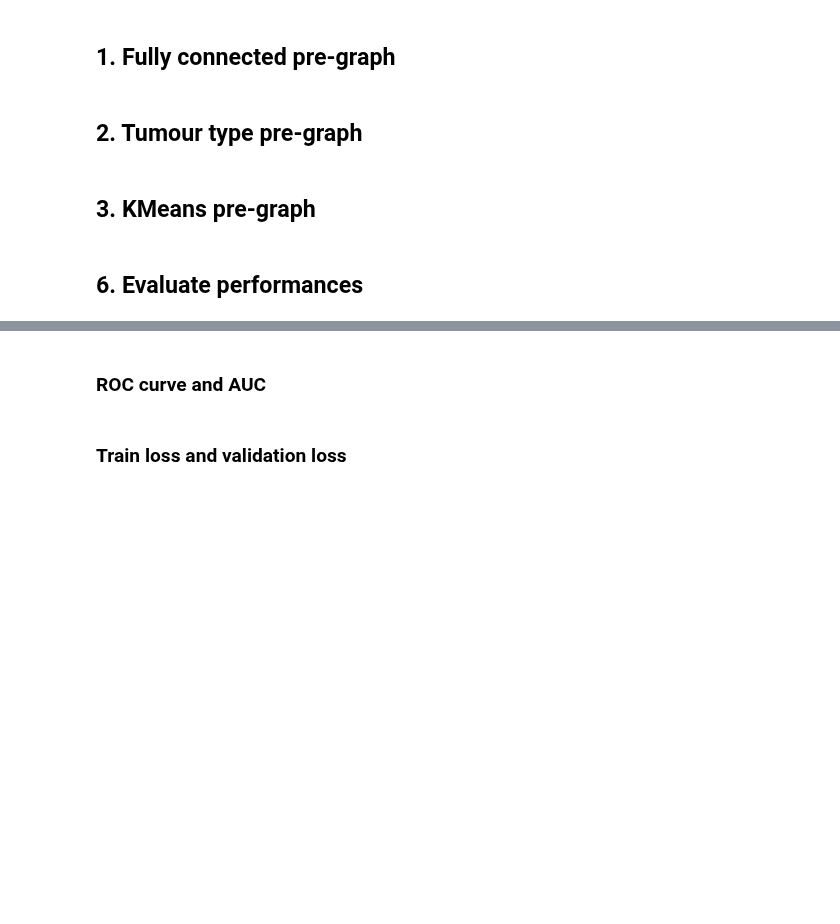
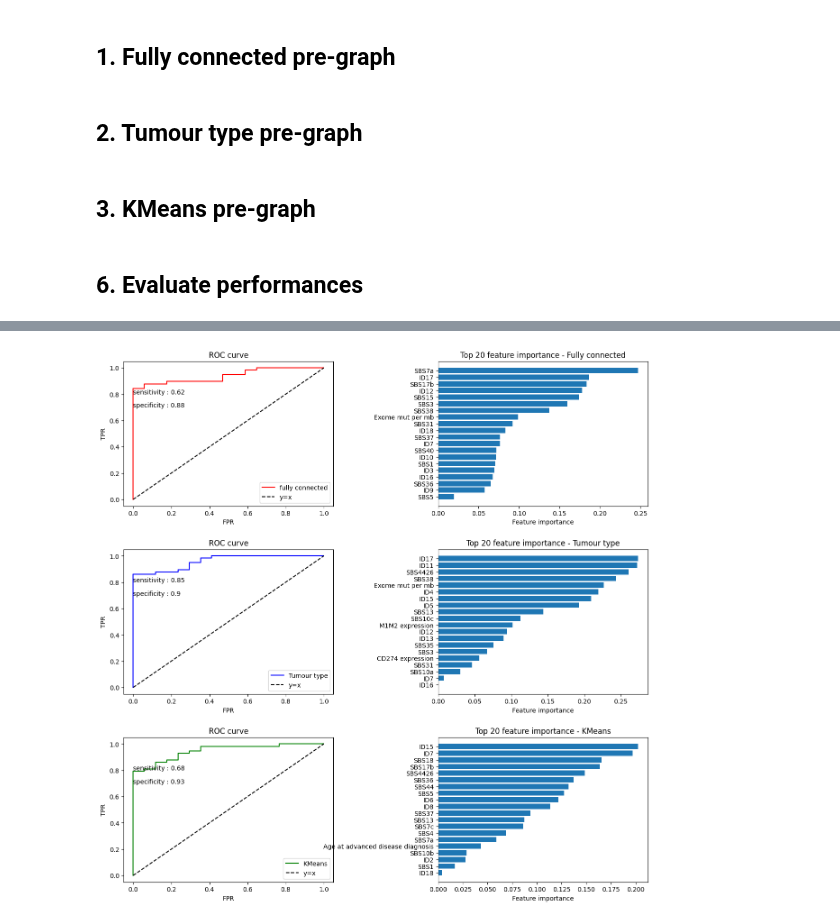
Before and after one commit to Arthur8754/mutational-signatures, a Jupyter notebook: 5-tests-pregraphs.ipynb, the cells around one changed output, grey strips where cells are left out. Drawn from its saved outputs; the diff is of its cells as text; code cells hidden in the pictures; blank space fills up the shorter version.

Commit message:
Add PyTorch Logistic regression and run tests pre-graphs

```diff
--- a/5-tests-pregraphs.ipynb
+++ b/5-tests-pregraphs.ipynb
@@ -118,5 +93,3 @@ ax[1,0].set_title("KMeans pre-graph")
-# %% [markdown]
-### ROC curve and AUC
 # %%
 # Fully connected
 fpr_fc, tpr_fc, thresholds_fc = ClassificationMetrics.compute_roc_curve(y, scores_fc)
@@ -147,5 +105,76 @@ ax.text(0,0.6,f"AUC KMeans type : {auc_kmeans}")
-# %% [markdown]
-### Train loss and validation loss
+# %%
+# Fully connected
+features_importance_fc = np.absolute(np.mean([np.mean(params_conv_fc[i].detach().numpy(),axis=1) for i in range(len(params_conv_fc))],axis=0))
+index_sort = np.argsort(features_importance_fc)
+features_importance_sorted_fc = features_importance_fc[index_sort]
+features_name_sorted_fc = np.array(features_name)[index_sort]
+
+# Tumour type
+features_importance_tumour_type = np.absolute(np.mean([np.mean(params_conv_tumour_type[i].detach().numpy(),axis=1) for i in range(len(params_conv_tumour_type))],axis=0))
+index_sort = np.argsort(features_importance_tumour_type)
+features_importance_sorted_tumour_type = features_importance_tumour_type[index_sort]
+features_name_sorted_tumour_type = np.array(features_name)[index_sort]
+
+# KMeans
+features_importance_kmeans = np.absolute(np.mean([np.mean(params_conv_kmeans[i].detach().numpy(),axis=1) for i in range(len(params_conv_kmeans))],axis=0))
+index_sort = np.argsort(features_importance_kmeans)
+features_importance_sorted_kmeans = features_importance_kmeans[index_sort]
+features_name_sorted_kmeans = np.array(features_name)[index_sort]
+# %%
+fig, ax = plt.subplots(3,2,figsize=(15,15))
+x = np.linspace(0,1,100)
+
+# Fully connected
+# ROC curve
+ax[0,0].plot(fpr_fc, tpr_fc, color='red',label='fully connected')
+ax[0,0].plot(x,x,linestyle='--',color='black',label='y=x')
+ax[0,0].set_xlabel('FPR')
+ax[0,0].set_ylabel('TPR')
+ax[0,0].set_title('ROC curve')
+ax[0,0].text(0,0.8,f"sensitivity : {sensitivity_fc}")
+ax[0,0].text(0,0.7,f"specificity : {specificity_fc}")
+ax[0,0].legend()
+
+# Feature importance
+ax[0,1].barh(features_name_sorted_fc[:20],features_importance_sorted_fc[:20])
+ax[0,1].set_xlabel("Feature importance")
+ax[0,1].set_title("Top 20 feature importance - Fully connected")
+
+# Tumour type
+# ROC curve
+ax[1,0].plot(fpr_tumour_type, tpr_tumour_type, color='blue',label='Tumour type')
+ax[1,0].plot(x,x,linestyle='--',color='black',label='y=x')
+ax[1,0].set_xlabel('FPR')
+ax[1,0].set_ylabel('TPR')
+ax[1,0].set_title('ROC curve')
+ax[1,0].text(0,0.8,f"sensitivity : {sensitivity_tumour_type}")
+ax[1,0].text(0,0.7,f"specificity : {specificity_tumour_type}")
+ax[1,0].legend()
+
+# Feature importance
+ax[1,1].barh(features_name_sorted_tumour_type[0:20],features_importance_sorted_tumour_type[0:20])
+ax[1,1].set_xlabel("Feature importance")
+ax[1,1].set_title("Top 20 feature importance - Tumour type")
+
+# KMeans
+# ROC curve
+ax[2,0].plot(fpr_kmeans, tpr_kmeans, color='green',label='KMeans')
+ax[2,0].plot(x,x,linestyle='--',color='black',label='y=x')
+ax[2,0].set_xlabel('FPR')
+ax[2,0].set_ylabel('TPR')
+ax[2,0].set_title('ROC curve')
+ax[2,0].text(0,0.8,f"sensitivity : {sensitivity_kmeans}")
+ax[2,0].text(0,0.7,f"specificity : {specificity_kmeans}")
+ax[2,0].legend()
+
+# Feature importance
+ax[2,1].barh(features_name_sorted_kmeans[0:20],features_importance_sorted_kmeans[0:20])
+ax[2,1].set_xlabel("Feature importance")
+ax[2,1].set_title("Top 20 feature importance - KMeans")
+
+plt.subplots_adjust(hspace=0.3, wspace=0.5)
+# %% [output]
+[figure, added]
 # %%
 epochs = [k for k in range(n_epochs)]
 
```
Also changed, not shown: parts of 10 cells of this notebook, 4 other files.
